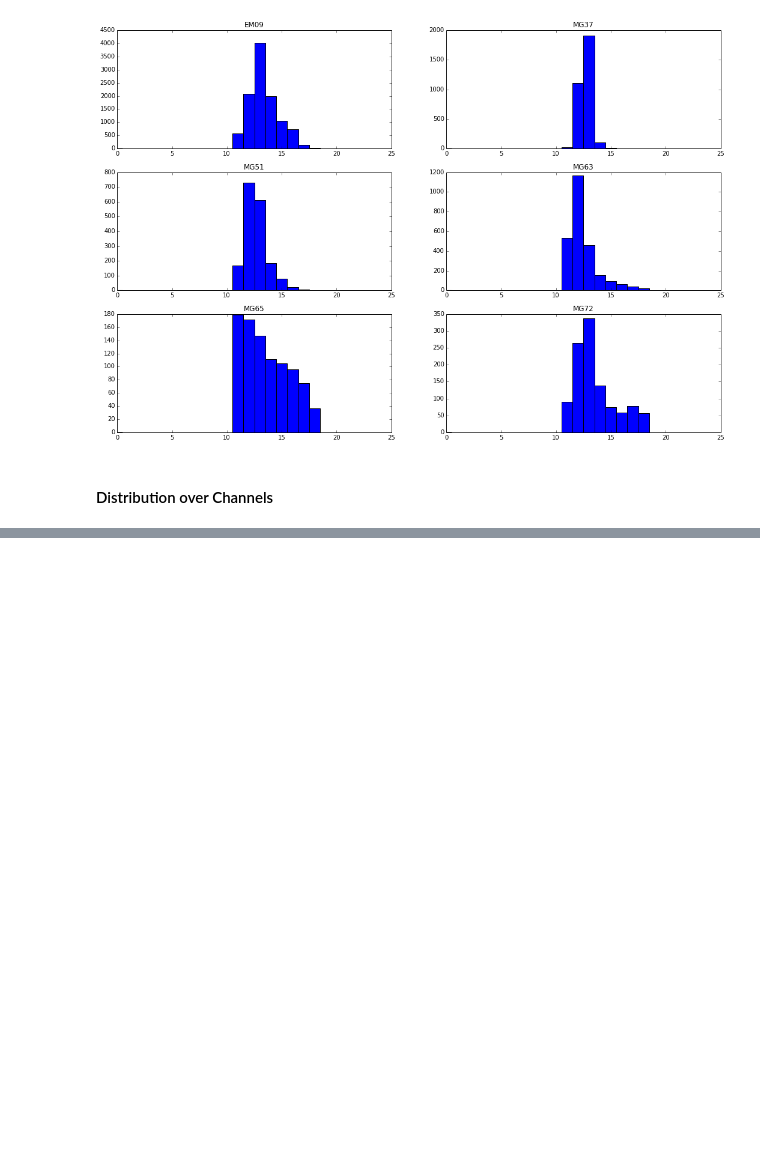
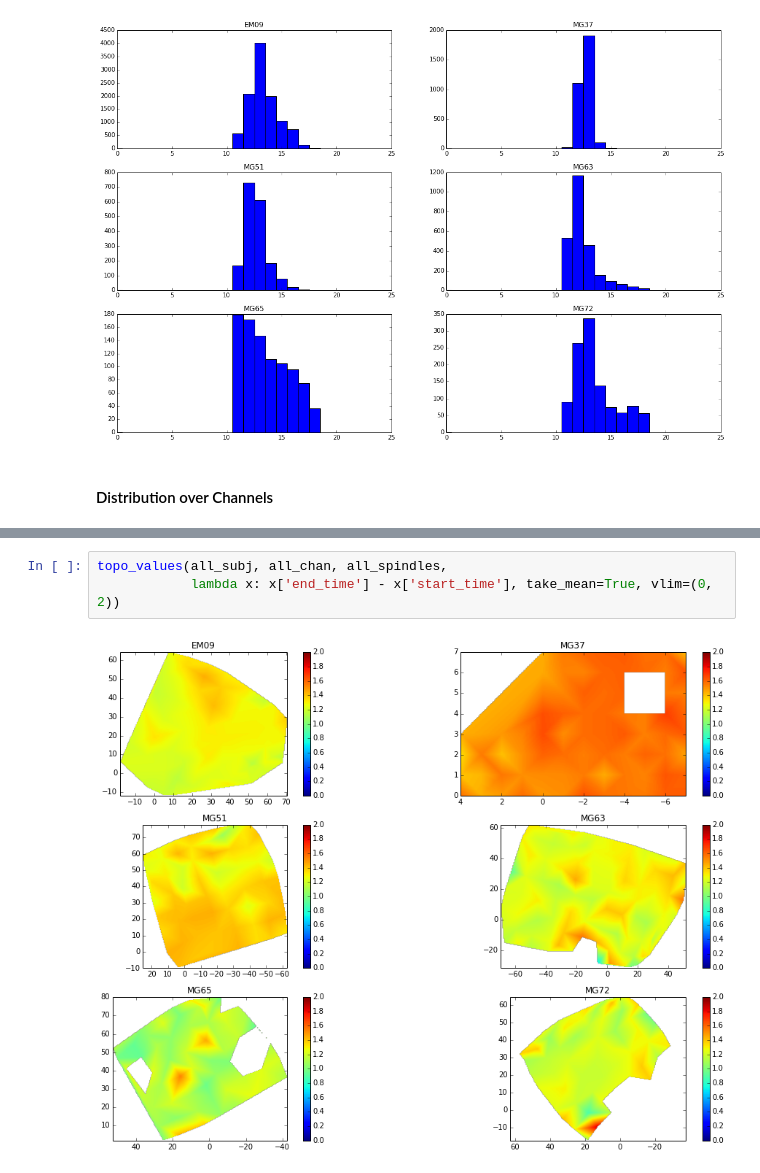
Before and after one commit to gpiantoni/spgr, a Jupyter notebook: main.ipynb, the cells around one changed output, grey strips where cells are left out. Cells and saved outputs as stored; diff of their text form; blank space fills up the shorter version.

Commit message:
implementation of topography of spindles, not only count but any parameter. Pretty neat, but results are not really clean

```diff
--- a/main.ipynb
+++ b/main.ipynb
@@ -144,2 +139,7 @@ channel_count(all_subj, all_chan, all_spindles)
 # %% [output]
 [figure]
+# %%
+topo_values(all_subj, all_chan, all_spindles,
+            lambda x: x['end_time'] - x['start_time'], take_mean=True, vlim=(0, 2))
+# %% [output]
+[figure, added]
```
Also changed, not shown: parts of 3 cells of this notebook, 1 other file.
